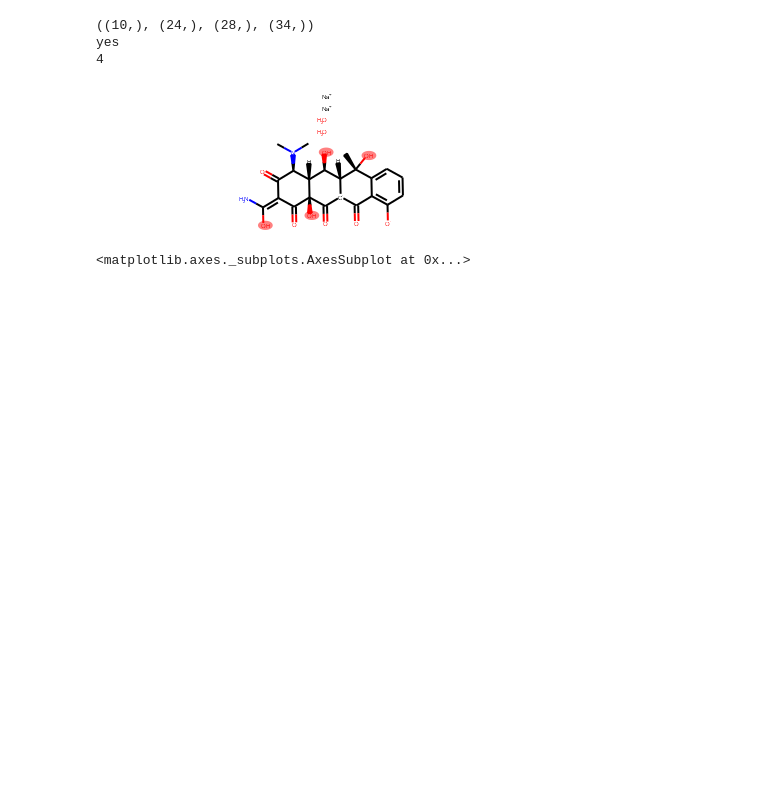
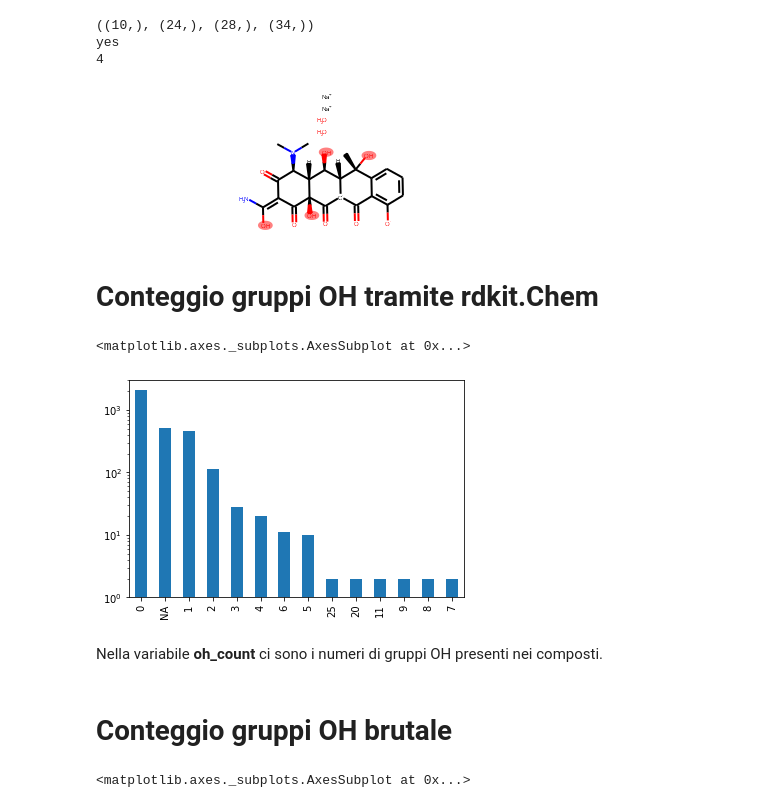
Before and after one commit to simonedambrosi/MLTOX-Simone, a Jupyter notebook: Script per tesi/prove generali -- thermo e rdkit.ipynb, the cells around one changed output. Saved outputs shown, nothing was run; the diff lists cells and outputs as text; code cells hidden in the pictures; blank space fills up the shorter version.

```diff
--- a/Script per tesi/prove thermo.ipynb
+++ b/Script per tesi/prove generali -- thermo e rdkit.ipynb
@@ -157,6 +160,40 @@ m
 yes
 4
 [figure]
+# %% [markdown]
+# Conteggio gruppi OH tramite rdkit.Chem
+# %%
+from rdkit.Chem import MolFromSmarts
+from rdkit.Chem import MolFromSmiles
+import pandas as pd
+import matplotlib.pyplot as plt
+
+cas_to_smiles = pd.read_csv('dataset/cas_to_smiles.csv')
+sm = cas_to_smiles['smiles']
+
+def OH_count_fun(smile):
+    try:
+        m = MolFromSmiles(smile)
+        patt = MolFromSmarts('[OX2H]')
+        out = len(m.GetSubstructMatches(patt))
+    except:
+        out = 'NA'
+
+    return out
+# %%
+oh_count = pd.Series()
+
+for i in sm:
+    oh_count = oh_count.append(pd.Series(OH_count_fun(i)))
+# %%
+oh_count.value_counts().plot.bar(log = True)
+# %% [output]
+<matplotlib.axes._subplots.AxesSubplot at 0x...>
+[figure, added]
+# %% [markdown]
+Nella variabile **oh_count** ci sono i numeri di gruppi OH presenti nei composti.
+# %% [markdown]
+# Conteggio gruppi OH brutale
 # %%
 # Conteggio gruppi OH
 cas_to_smiles = pd.read_csv('dataset/cas_to_smiles.csv')
```
Also changed, not shown: parts of 3 cells of this notebook, 1 other file.
